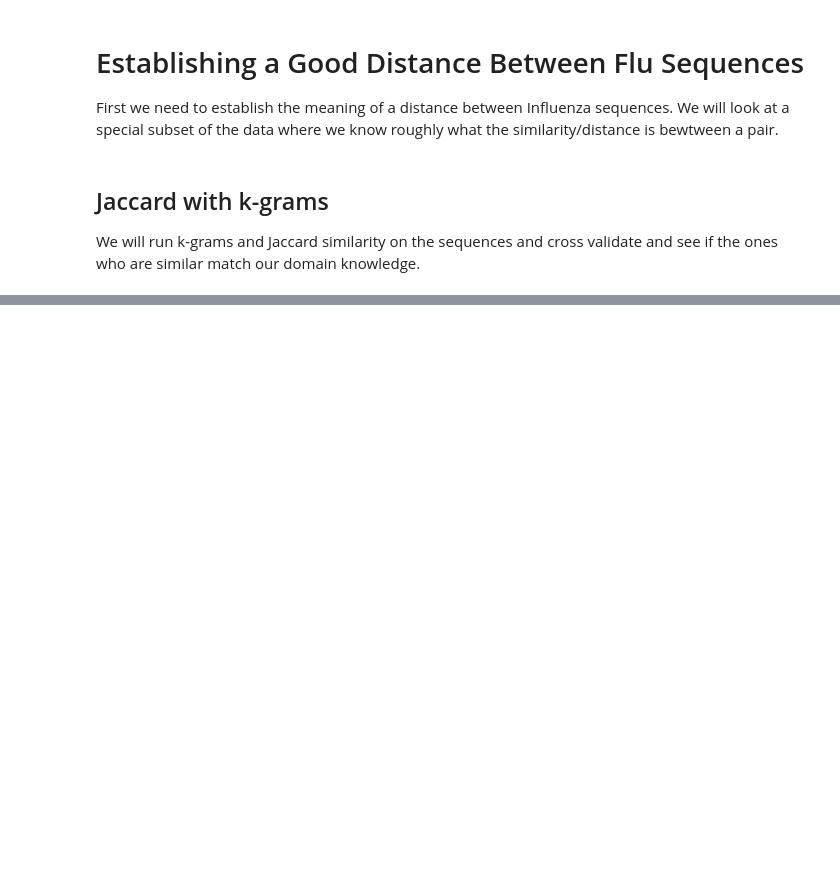
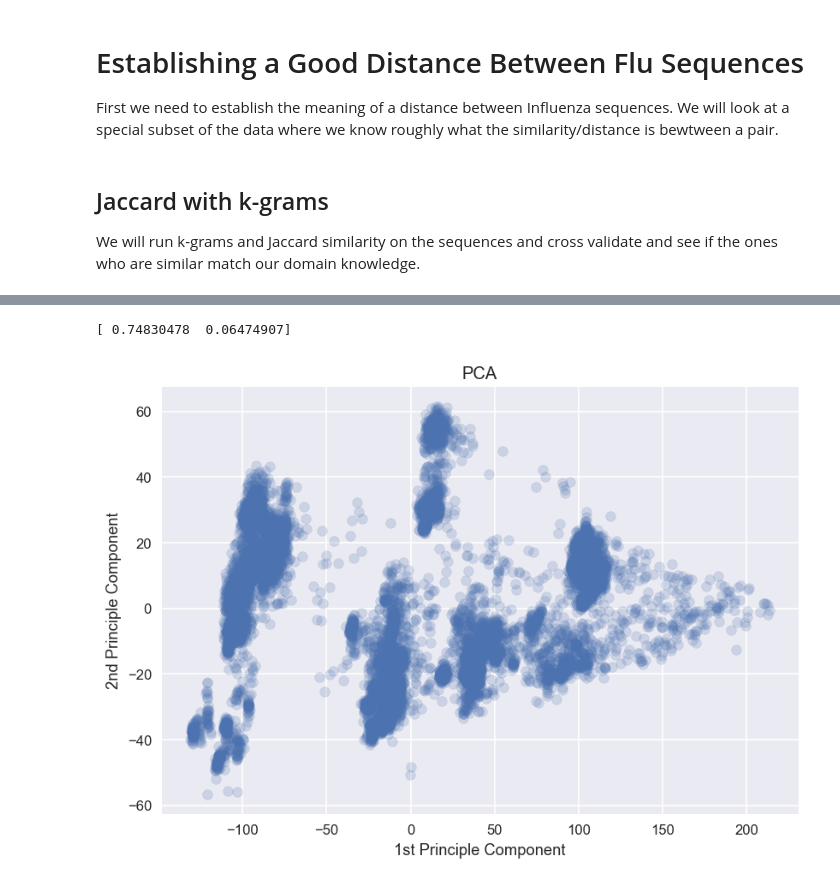
Before and after one commit to lukas-gust/data_mining_influenza, a Jupyter notebook: seq_distance.ipynb, the cells around one changed output, grey strips where cells are left out. Cells and saved outputs as stored; diff of their text form; code cells hidden in the pictures; blank space fills up the shorter version.

```diff
--- a/seq_distance.ipynb
+++ b/seq_distance.ipynb
@@ -94,0 +141,15 @@ ValueError: setting an array element with a sequence.
+# %%
+from sklearn.decomposition import PCA
+
+pca = PCA(n_components=2)
+new_X = pca.fit_transform(X)
+print(pca.explained_variance_ratio_)
+
+plt.scatter(new_X[:,0], new_X[:,1], alpha=.2)
+plt.xlabel('1st Principle Component')
+plt.ylabel('2nd Principle Component')
+plt.title('PCA')
+plt.show()
+# %% [output]
+[ 0.74830478  0.06474907]
+[figure, added]
```
Also changed, not shown: parts of 14 cells of this notebook.
